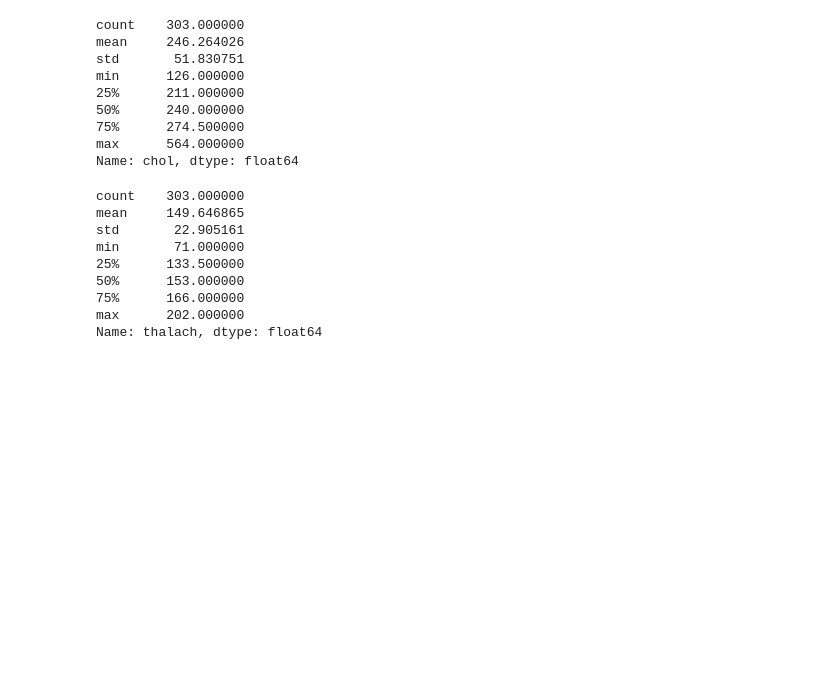
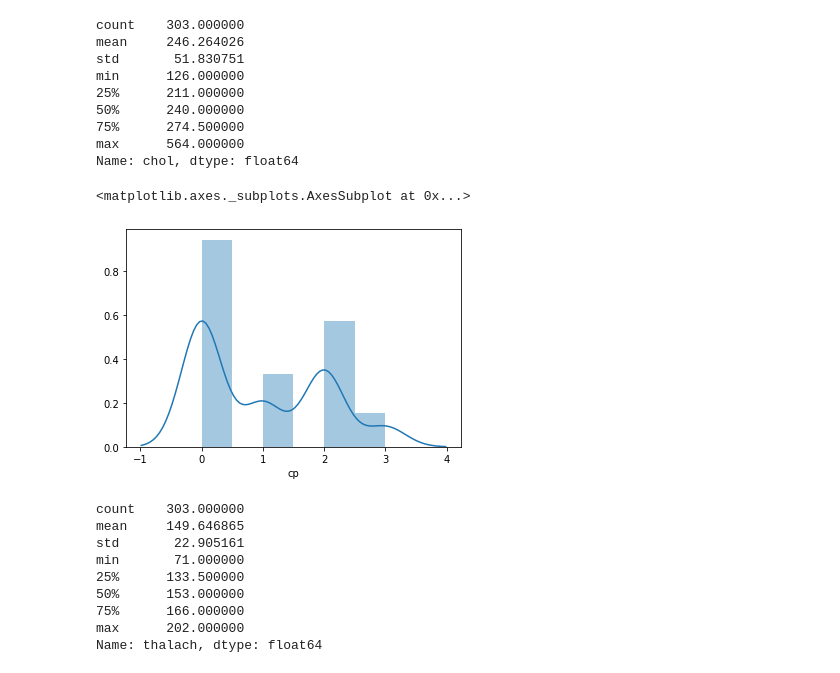
Before and after one commit to viniciusov/heart-disease, a Jupyter notebook: heart-disease.ipynb, the cells around one changed output. Saved outputs shown, nothing was run; the diff lists cells and outputs as text; code cells hidden in the pictures; blank space fills up the shorter version.

```diff
--- a/heart-disease.ipynb
+++ b/heart-disease.ipynb
@@ -129,6 +131,11 @@ min      126.000000
 75%      274.500000
 max      564.000000
 Name: chol, dtype: float64
+# %%
+sns.distplot(df['cp'])
+# %% [output]
+<matplotlib.axes._subplots.AxesSubplot at 0x...>
+[figure, added]
 # %%
 df['thalach'].describe()
 # %% [output]
```
Also changed, not shown: parts of 1 cell of this notebook.
